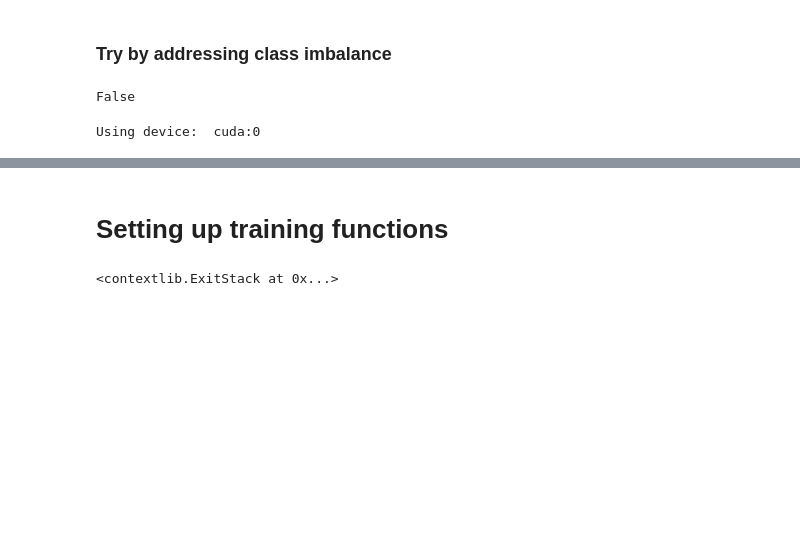
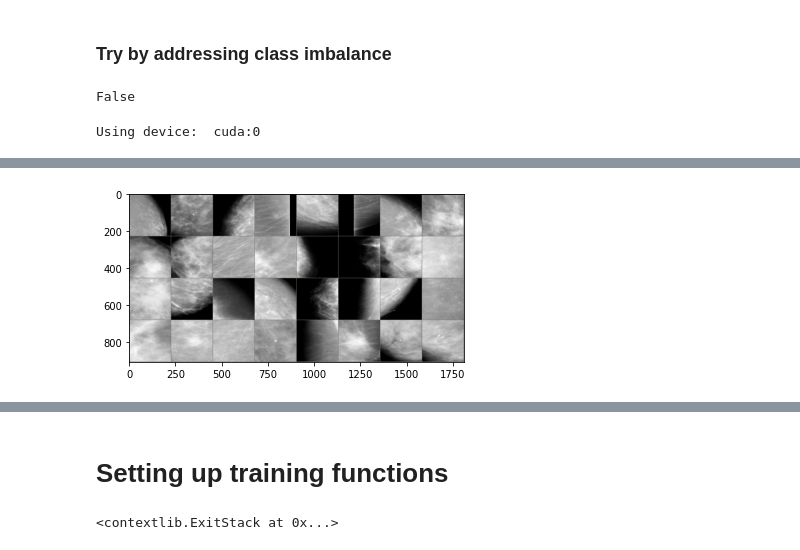
Before and after one commit to chrisporras/graddiss, a Jupyter notebook: Audrey_Copy_of_GradientDissentersHackathon2023.ipynb, the cells around one changed output, grey strips where cells are left out. Drawn from its saved outputs; the diff is of its cells as text; code cells hidden in the pictures; blank space fills up the shorter version.

```diff
--- a/Audrey_Copy_of_GradientDissentersHackathon2023.ipynb
+++ b/Audrey_Copy_of_GradientDissentersHackathon2023.ipynb
@@ -113,11 +113,12 @@ class ToTensor3D(object):
         return torch.from_numpy(dup_img.copy())
 
 class CustomImageDataset(torch.utils.data.Dataset):
-    def __init__(self, image_dir, df, transform=None):
+    def __init__(self, image_dir, df, transform=None, testset=False):
         # Create one iterable that get be __getitemed__
         self.image_dir = image_dir
         self.df = df
         self.transform = transform # added transform
+        self.testset = testset
 
     def __len__(self): # Denotes the total number of samples
         # return self.df.shape[0] # orig
@@ -154,7 +155,11 @@ class CustomImageDataset(torch.utils.data.Dataset):
           # image = self.transform(image_og)
 
         # ??????Not sure about the dtype=torch.long
-        label = torch.tensor(self.df.iloc[index]['label_num'],dtype=torch.long)
+        # Test set has no label_num
+        if not(self.testset):
+          label = torch.tensor(self.df.iloc[index]['label_num'],dtype=torch.long)
+        else:
+          label = self.df.iloc[index]['id']
 
         # Resize, depending on the network ?????Not sure about this
         if Config.resize:
@@ -239,6 +249,10 @@ data_transforms = {
       transforms.Resize((224,224)),
       transforms.Normalize([0.485, 0.456, 0.406], [0.229, 0.224, 0.225])
   ]),
+  "test": transforms.Compose([
+      transforms.Resize((224,224)),
+      transforms.Normalize([0.485, 0.456, 0.406], [0.229, 0.224, 0.225])
+  ])
 }
 # %% [markdown]
 Before addressing class imbalance, note how each batch had so much more "background"
@@ -305,6 +319,10 @@ train_dataset, temp_val_dataset = torch.utils.data.random_split(orig_train_datas
 # Get the indices for the data that belongs to the temp_val_dataset, and use it
 # to subset the orig_val_dataset
 val_dataset = torch.utils.data.Subset(orig_val_dataset, temp_val_dataset.indices)
+
+test_dataset = CustomImageDataset('data/test_imgs', testdf,
+                                  transform=data_transforms["test"],
+                                  testset=True)
 # %%
 # Making sure there is no overlap to avoid data leakage into val --> should be False if no overlap
 bool(set(val_dataset.indices) & set(train_dataset.indices))
@@ -327,7 +345,8 @@ train_loader = DataLoader(train_dataset, sampler=sampler, batch_size=Config.batc
                           num_workers=Config.numworkers)
 val_loader = torch.utils.data.DataLoader(val_dataset, Config.batch_size,
                                          shuffle=True, num_workers=Config.numworkers)
-
+test_loader = torch.utils.data.DataLoader(test_dataset, Config.batch_size,
+                                         shuffle=False)
 # # Build batches - check distribution of classes per batch
 # for step, (img,label) in enumerate(train_loader):
 #   print("batch index {}, 0/1/2/3/4: {}/{}/{}/{}/{}".format(step,
@@ -339,13 +358,16 @@ val_loader = torch.utils.data.DataLoader(val_dataset, Config.batch_size,
 #   )
 
 
+
 # Putting these into a dict format for easier use later
 dataloaders = {"train": train_loader,
-               "val": val_loader
+               "val": val_loader,
+               "test": test_loader
                }
 
 dataset_sizes = {"train": len(train_dataset),
-                 "val": len(val_dataset)
+                 "val": len(val_dataset),
+                 "test": len(test_dataset)
                  }
 # %%
 def imshow(inp, title=None):
@@ -388,0 +411,11 @@ plt.show()
+# %%
+# To get a batch of images
+temp_img, temp_lab = next(iter(dataloaders["val"]))
+# Make a grid from batch
+out = torchvision.utils.make_grid(temp_img)
+imshow(out)
+# imshow(out, title=[num_labels[x.item()] for x in temp_lab])
+
+plt.show()
+# %% [output]
+[figure, added]
```
Also changed, not shown: parts of 44 cells of this notebook.
